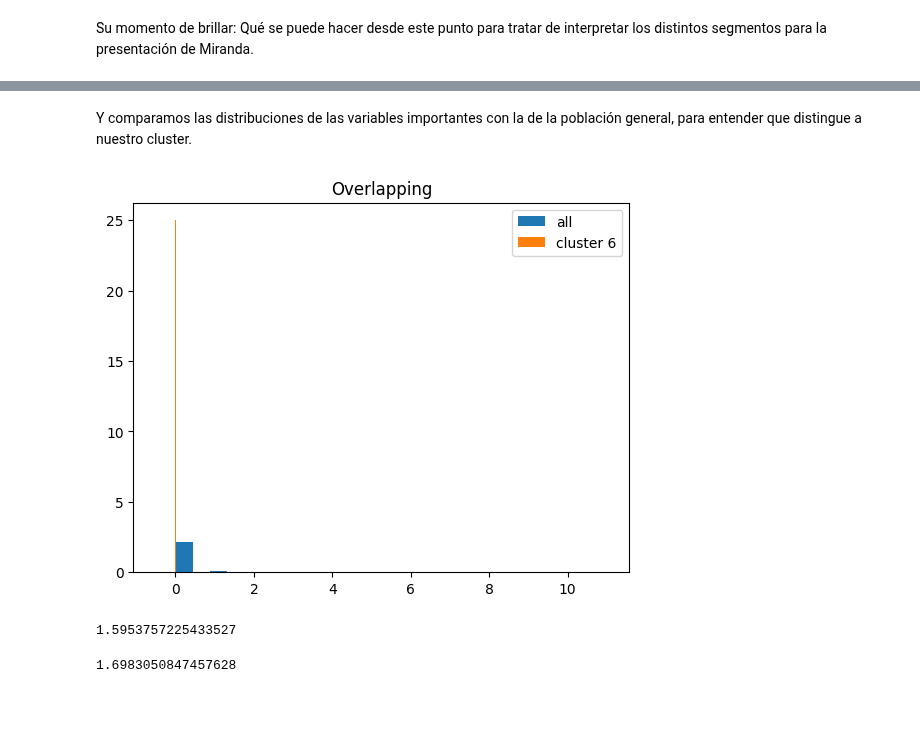
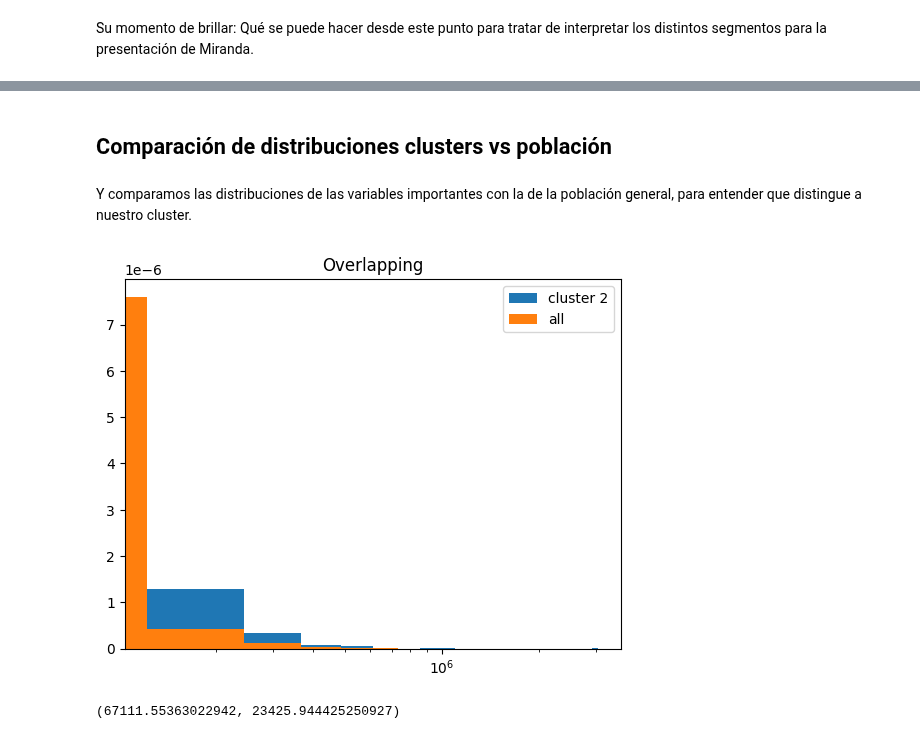
Before and after one commit to bettachini/dmeyf2023, a Jupyter notebook: zweite/801_local.ipynb, the cells around one changed output, grey strips where cells are left out. Cells and saved outputs as stored; diff of their text form; code cells hidden in the pictures; blank space fills up the shorter version.

```diff
--- a/zweite/801_local.ipynb
+++ b/zweite/801_local.ipynb
@@ -262,19 +386,18 @@ Length: 507, dtype: float64
+# %% [markdown]
+## Comparación de distribuciones clusters vs población
 # %% [markdown]
 Y comparamos las distribuciones de las variables importantes con la de la población general, para entender que distingue a nuestro cluster.
 # %%
-plt.hist(ds_bajas.loc[:]["cpayroll_trx"], label='all', density=True, bins=25)
-plt.hist(ds_bajas.loc[y.labels_ == 6]["cpayroll_trx"], label='cluster 6', density=True, bins=25)
+plt.hist(ds_bajas.loc[y.labels_ == 2]["mprestamos_personales"], label='cluster 2', density=True, bins=25)
+plt.hist(ds_bajas.loc[:]["mprestamos_personales"], label='all', density=True, bins=25)
 
 plt.legend(loc='upper right')
 plt.title('Overlapping')
+plt.xscale('log')
 plt.show()
 # %% [output]
-[figure, old version]
+[figure, new version]
 # %%
-ds_bajas.loc[y.labels_ == 1]["cprestamos_personales"].mean()
+ds_bajas.loc[y.labels_ == 2]["mprestamos_personales"].mean(),  ds_bajas["mprestamos_personales"].mean()
 # %% [output]
-1.5953757225433527
+(67111.55363022942, 23425.944425250927)
-# %%
-ds_bajas.loc[y.labels_ == 5]["cprestamos_personales"].mean()
-# %% [output]
-1.6983050847457628
```
Also changed, not shown: parts of 28 cells of this notebook, 1 other file.
